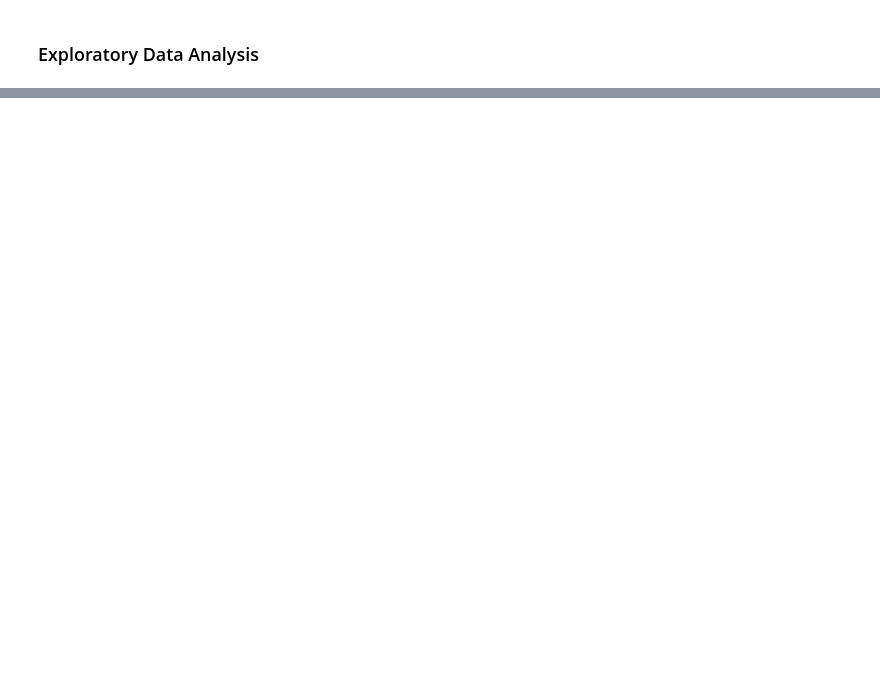
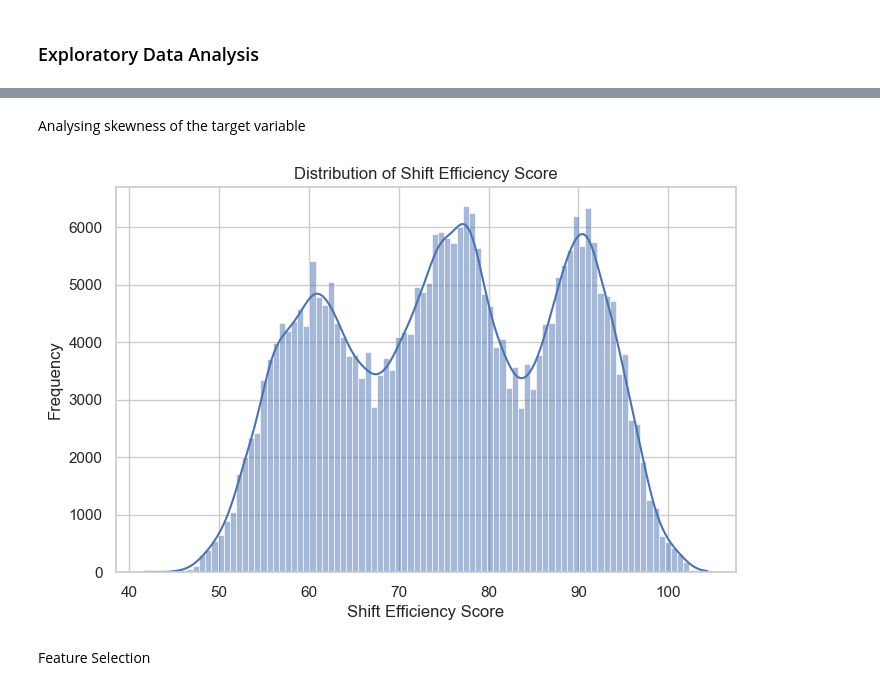
Before and after one commit to mrDanbatta/Shift_performace_project, a Jupyter notebook: shift_performance_notebook.ipynb, the cells around one changed output, grey strips where cells are left out. Drawn from its saved outputs; the diff is of its cells as text; code cells hidden in the pictures; blank space fills up the shorter version.

```diff
--- a/shift_performance_notebook.ipynb
+++ b/shift_performance_notebook.ipynb
@@ -627,0 +662,14 @@ plt.show()
+# %% [markdown]
+Analysing skewness of the target variable
+# %%
+# checking the skewness of the target variable
+plt.figure(figsize=(8, 5))
+sns.histplot(df_work['shift_efficiency_score'], kde=True)
+plt.title('Distribution of Shift Efficiency Score')
+plt.xlabel('Shift Efficiency Score')
+plt.ylabel('Frequency')
+plt.show()
+# %% [output]
+[figure, added]
+# %% [markdown]
+Feature Selection
```
Also changed, not shown: parts of 33 cells of this notebook.
